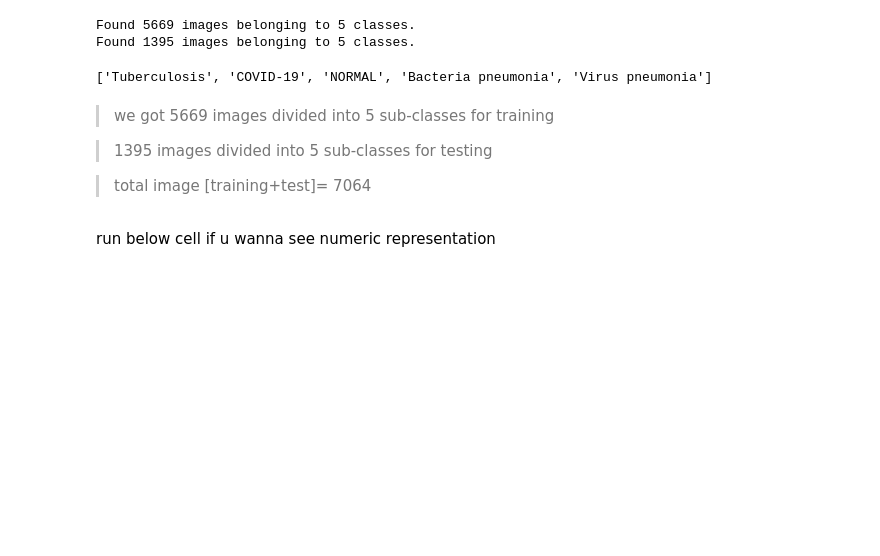
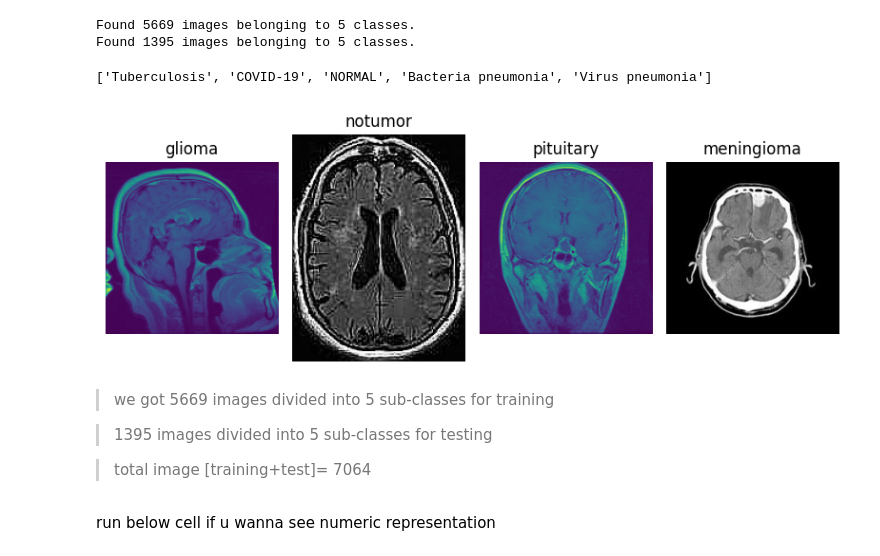
Before and after one commit to Henil21/Research, a Jupyter notebook: ITM_Research.ipynb, the cells around one changed output. Cells and saved outputs as stored; diff of their text form; code cells hidden in the pictures; blank space fills up the shorter version.

```diff
--- a/ITM_Research.ipynb
+++ b/ITM_Research.ipynb
@@ -147,6 +151,37 @@ for item in items:
 print(subdirectories)
 # %% [output]
 ['Tuberculosis', 'COVID-19', 'NORMAL', 'Bacteria pneumonia', 'Virus pneumonia']
+# %%
+import os
+import matplotlib.pyplot as plt
+import random
+
+# Assuming your images are organized in folders, where each folder represents a specific class label
+data_dir = '/content/drive/MyDrive/Brain_multiclass/Training'  # Specify the path to your dataset directory
+
+class_folders = os.listdir(data_dir)  # Get the list of class folders
+
+selected_images = []  # List to store the selected images
+
+for class_folder in class_folders:
+    class_path = os.path.join(data_dir, class_folder)  # Get the path of the current class folder
+    image_files = os.listdir(class_path)  # Get the list of image files in the current class folder
+    selected_file = random.choice(image_files)  # Select a random image file
+    selected_image_path = os.path.join(class_path, selected_file)  # Get the path of the selected image
+    selected_images.append((selected_image_path, class_folder))  # Add the selected image path and its class folder name
+
+fig, axs = plt.subplots(1, len(selected_images), figsize=(8, 4))  # Create subplots
+
+for i, (image_path, class_folder) in enumerate(selected_images):
+    image = plt.imread(image_path)  # Load the image from the path
+    axs[i].imshow(image)  # Show the image
+    axs[i].axis('off')  # Turn off axis labels
+    axs[i].set_title(class_folder)  # Set the title as the class folder name
+
+plt.tight_layout()  # Adjust spacing between subplots
+plt.show()  # Display the figure
+# %% [output]
+[figure, added]
 # %% [markdown]
 > we got 5669 images divided into 5 sub-classes for training
 
```
Also changed, not shown: parts of 19 cells of this notebook.
